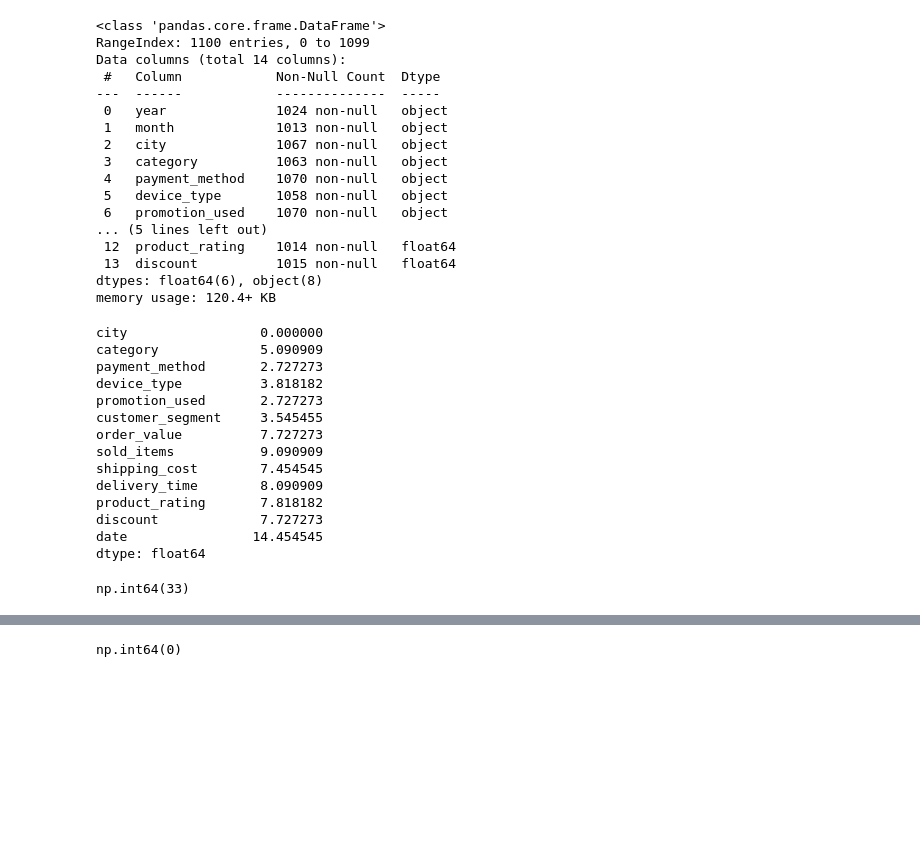
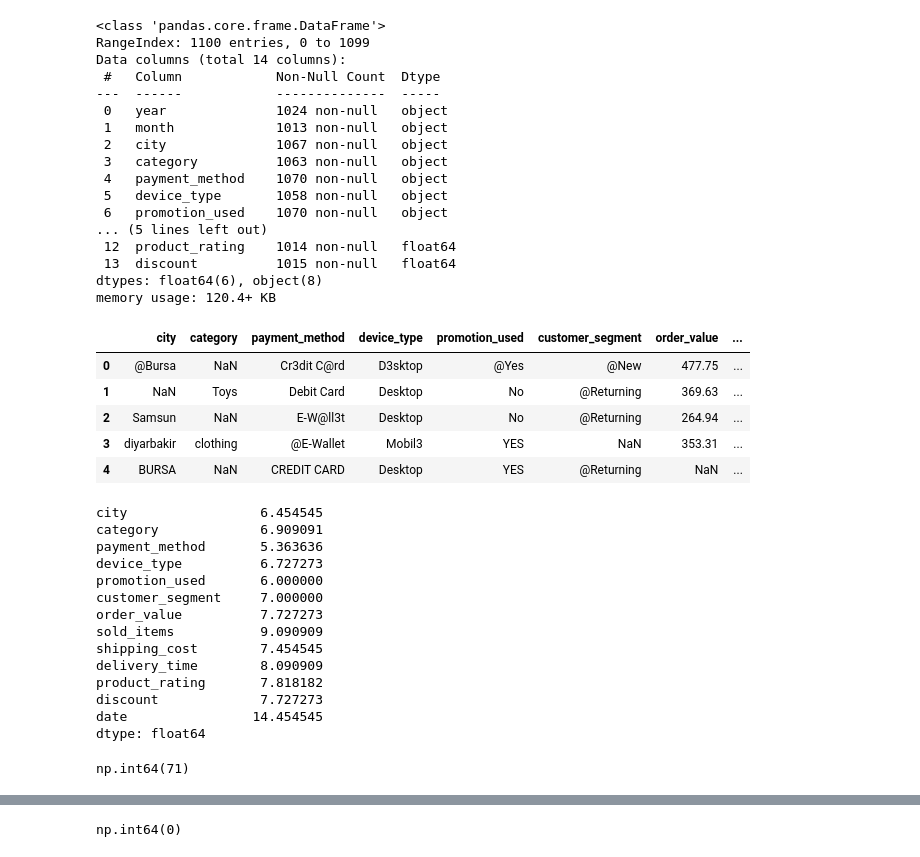
Before and after one commit to mtatbak/stat112FinalProject, a Jupyter notebook: 112.ipynb, the cells around one changed output, grey strips where cells are left out. Cells and saved outputs as stored; diff of their text form; code cells hidden in the pictures; blank space fills up the shorter version.

```diff
--- a/112.ipynb
+++ b/112.ipynb
@@ -118,31 +118,3 @@ df['date'] = pd.to_datetime(df[['year', 'month']].assign(day=1)) # combine month
 # %%
 df.drop(['year', 'month'], axis=1, inplace=True)
 #dropped year and month
-# %%
-# Şehir isimlerini düzeltme
-df['city'] = df['city'].str.replace('@', '').str.title().str.strip()
-
-# Kategori sütunundaki "@NA" değerlerini NaN yapma
-df['category'] = df['category'].replace({'@NA': np.nan}).str.title().str.strip()
-
-# Ödeme yöntemlerini düzeltme
-df['payment_method'] = df['payment_method'].replace({
-    'Cr3dit C@rd': 'Credit Card',
-    'E-W@ll3t': 'E-Wallet',
-    '@E-Wallet': 'E-Wallet',
-    'CREDIT CARD': 'Credit Card'
-}).str.title().str.strip()
-
-# Cihaz isimlerini düzeltme
-df['device_type'] = df['device_type'].replace({
-    'D3sktop': 'Desktop',
-    'Mobil3': 'Mobile'
-}).str.title().str.strip()
-
-# Abonelik durumunu düzeltme
-df['promotion_used'] = df['promotion_used'].str.replace('@', '').str.title().str.strip()
-
-# Müşteri tipi sütunundaki "@New" ve "@Returning" değerlerini düzeltme
-df['customer_segment'] = df['customer_segment'].str.replace('@', '').str.title().str.strip()
-
-# Fiyat sütunundaki "TRY" metnini kaldırma ve sayıya çevirme
@@ -149,13 +124,21 @@ df['customer_segment'] = df['customer_segment'].str.replace('@', '').str.title()
+# %%
+df.head()
+# %% [output]
+|  | city | category | payment_method | device_type | promotion_used | customer_segment | order_value | ... |
+| 0 | @Bursa | NaN | Cr3dit C@rd | D3sktop | @Yes | @New | 477.75 | ... |
+| 1 | NaN | Toys | Debit Card | Desktop | No | @Returning | 369.63 | ... |
+| 2 | Samsun | NaN | E-W@ll3t | Desktop | No | @Returning | 264.94 | ... |
+| 3 | diyarbakir | clothing | @E-Wallet | Mobil3 | YES | NaN | 353.31 | ... |
+| 4 | BURSA | NaN | CREDIT CARD | Desktop | YES | @Returning | NaN | ... |
 # %%
-missing_percentage = df.isnull().mean() * 100
-missing_percentage
+df.isnull().mean() * 100 # missing percentage
 # %% [output]
-city                 0.000000
-category             5.090909
-payment_method       2.727273
-device_type          3.818182
-promotion_used       2.727273
-customer_segment     3.545455
+city                 6.454545
+category             6.909091
+payment_method       5.363636
+device_type          6.727273
+promotion_used       6.000000
+customer_segment     7.000000
 order_value          7.727273
 sold_items           9.090909
 shipping_cost        7.454545
@@ -168,4 +151,4 @@ dtype: float64
 #  # of missing values in city column
 df['city'].isna().sum()
 # %% [output]
-np.int64(33)
+np.int64(71)
```
Also changed, not shown: parts of 32 cells of this notebook.
